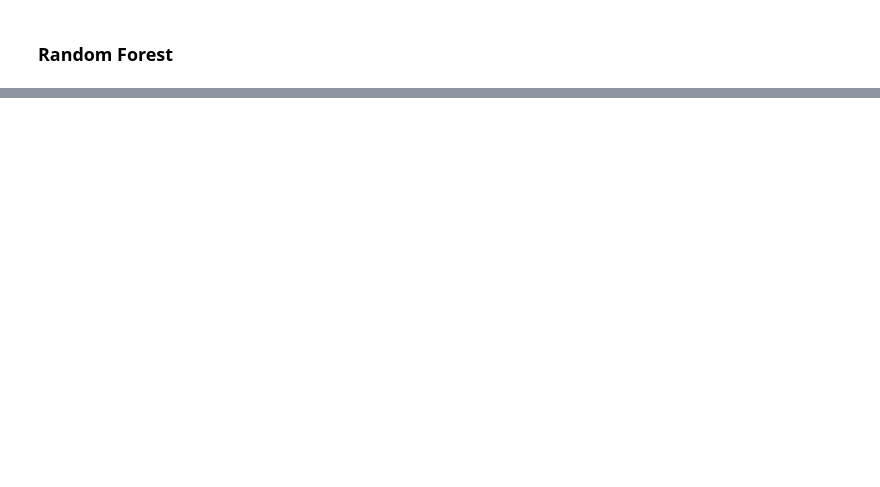
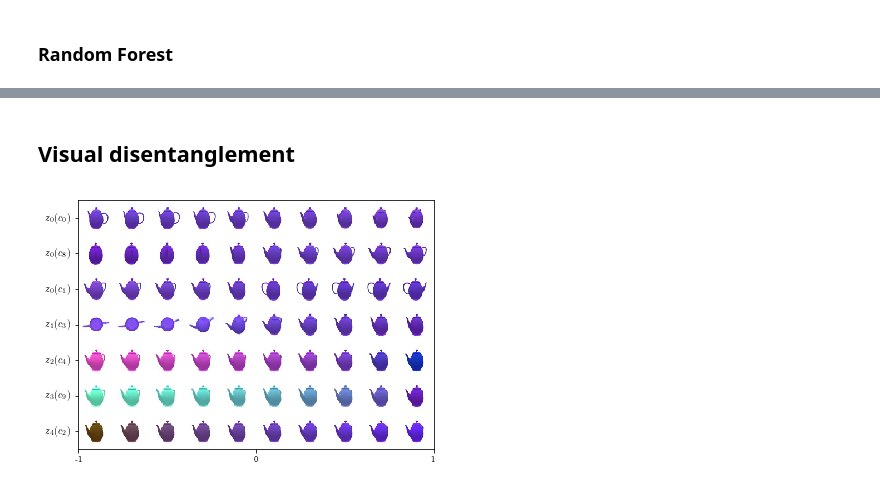
Before and after one commit to cianeastwood/qedr, a Jupyter notebook: quantify.ipynb, the cells around one changed output, grey strips where cells are left out. Drawn from its saved outputs; the diff is of its cells as text; code cells hidden in the pictures; blank space fills up the shorter version.

```diff
--- a/quantify.ipynb
+++ b/quantify.ipynb
@@ -222,0 +288,31 @@ fit_visualise_quantify(RandomForestRegressor, params, err_fn, importances_attr)
+# %% [markdown]
+## Visual disentanglement
+# %%
+import matplotlib.pyplot as plt
+import matplotlib.image as mpimg
+import os
+#%matplotlib inline
+
+base = "/home/cian/wgan/papers/images"
+models = ["vae", "bvae", "infogan"]
+fs = ["traverse{0}".format(m) for m in models]
+paths = [os.path.join(base, f) for f in fs]
+
+zs = [0,0] + list(range(5))
+all_important_cs = [[2,5,9,6,1,8,3],[5,7,2,6,1,9,3],[0,8,1,3,4,9,2]]
+all_xlabels = [[-3, 0, 3], [-3, 0, 3], [-1, 0, 1]]
+xlocs = [0, 320, 640]
+
+ylabels = ['$z_{0}$'.format(z) for z in zs]
+ylocs = [64*(z+1) - 32 for z in range(len(labels))]
+
+for p, important_cs, xlabels in zip(paths, all_important_cs, all_xlabels):
+    ylbls = [ylabels[i] + "$(c_{0})$".format(important_cs[i]) for i in range(len(ylabels))]
+    image = mpimg.imread(p + ".png")
+    plt.imshow(image)
+    plt.yticks(ylocs, ylbls)
+    plt.xticks(xlocs, xlabels, fontsize=8)
+    plt.tight_layout()
+    plt.savefig(os.path.join(base, p + ".pdf"), dpi=700)
+# %% [output]
+[figure, added]
```
Also changed, not shown: parts of 7 cells of this notebook, 6 other files.
